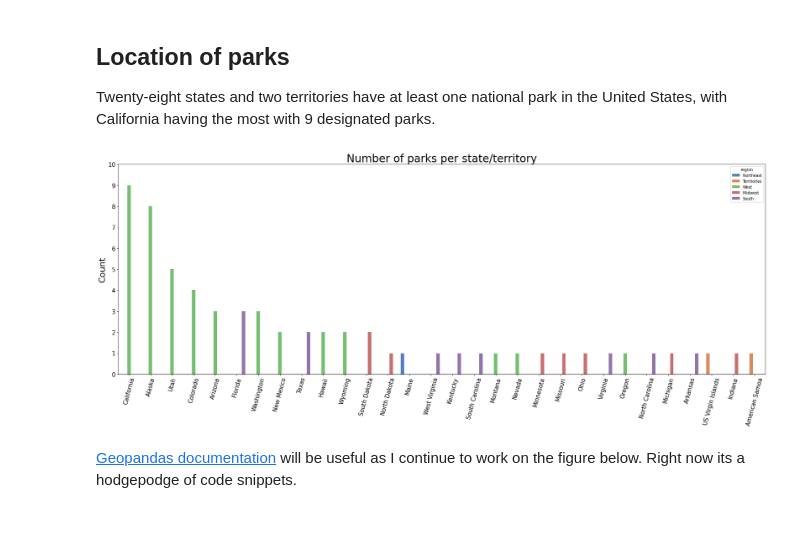
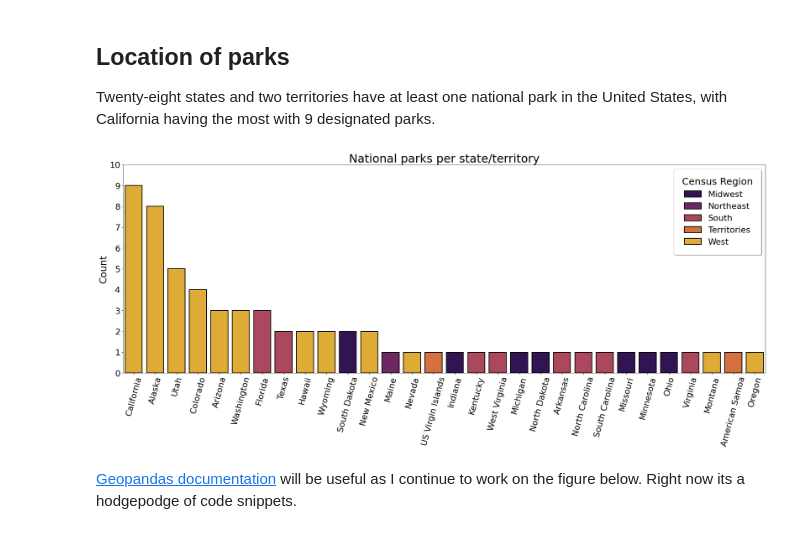
Before and after one commit to bostlund/side_projects, a Jupyter notebook: us_national_parks/us_national_parks.ipynb, the cells around one changed output. Saved outputs shown, nothing was run; the diff lists cells and outputs as text; code cells hidden in the pictures.

Commit message:
upd countplot

```diff
--- a/us_national_parks/us_national_parks.ipynb
+++ b/us_national_parks/us_national_parks.ipynb
@@ -157,21 +155,31 @@ Twenty-eight states and two territories have at least one national park in the U
 # %%
 plt.figure(figsize=(30,10))
 
-ax = sns.countplot(data=parks,
+ax = sns.countplot(data=parks.sort_values(by='region'),
                    x='state_terr',
                    hue='region',
+                   dodge=False,
                    order=parks.state_terr.value_counts().index,
-                   palette='muted')
-ax.set_title('Number of parks per state/territory', fontsize=28)
+                   palette='inferno',
+                   edgecolor=(0,0,0),
+                   linewidth=2)
+ax.set_title('National parks per state/territory', fontsize=30)
 ax.set_yticks(np.arange(0, 11))
+
+ax.legend(title='Census Region',
+          title_fontsize=25,
+          loc='upper right',
+          fontsize=22,
+          fancybox=True, framealpha=1, shadow=True, borderpad=1)
+
 plt.xlabel(None)
-plt.ylabel("Count", fontsize=22)
-plt.xticks(fontsize=15, rotation=75)
-plt.yticks(fontsize=15)
+plt.ylabel("Count", fontsize=25)
+plt.xticks(fontsize=22, rotation=75)
+plt.yticks(fontsize=22)
 
 plt.show()
 # %% [output]
-[figure, old version]
+[figure, new version]
 # %% [markdown]
 [Geopandas documentation](https://geopandas.org/en/stable/gallery/create_geopandas_from_pandas.html) will be useful as I continue to work on the figure below. Right now its a hodgepodge of code snippets.
 # %%
```
Also changed, not shown: parts of 4 cells of this notebook.
